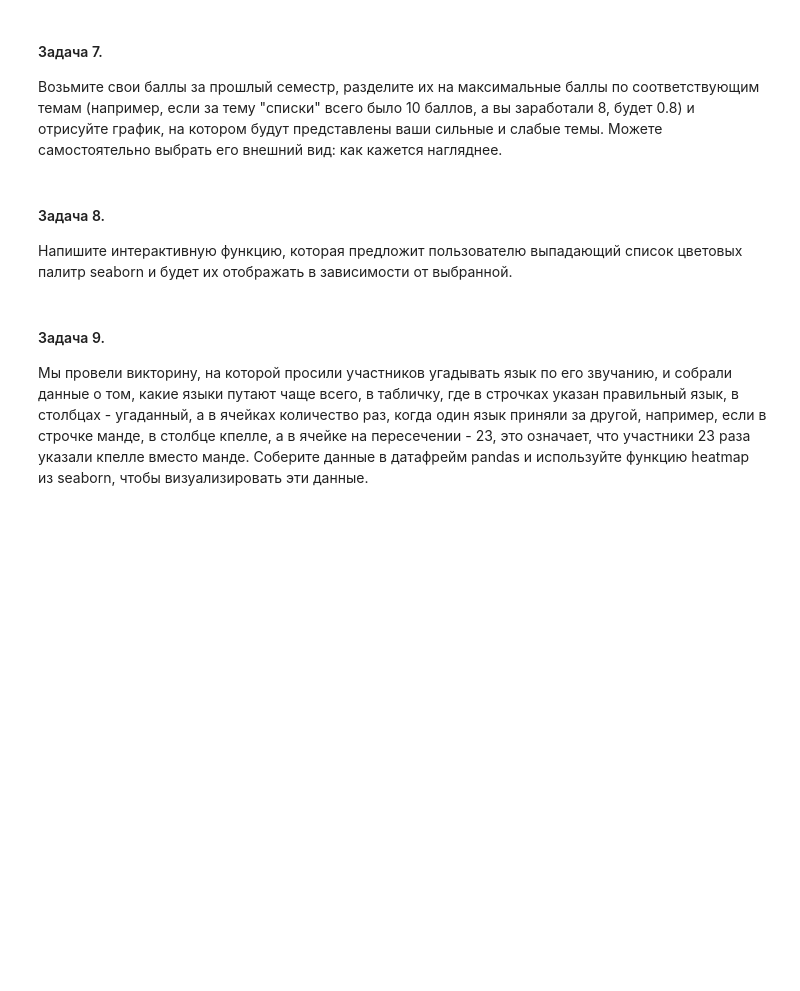
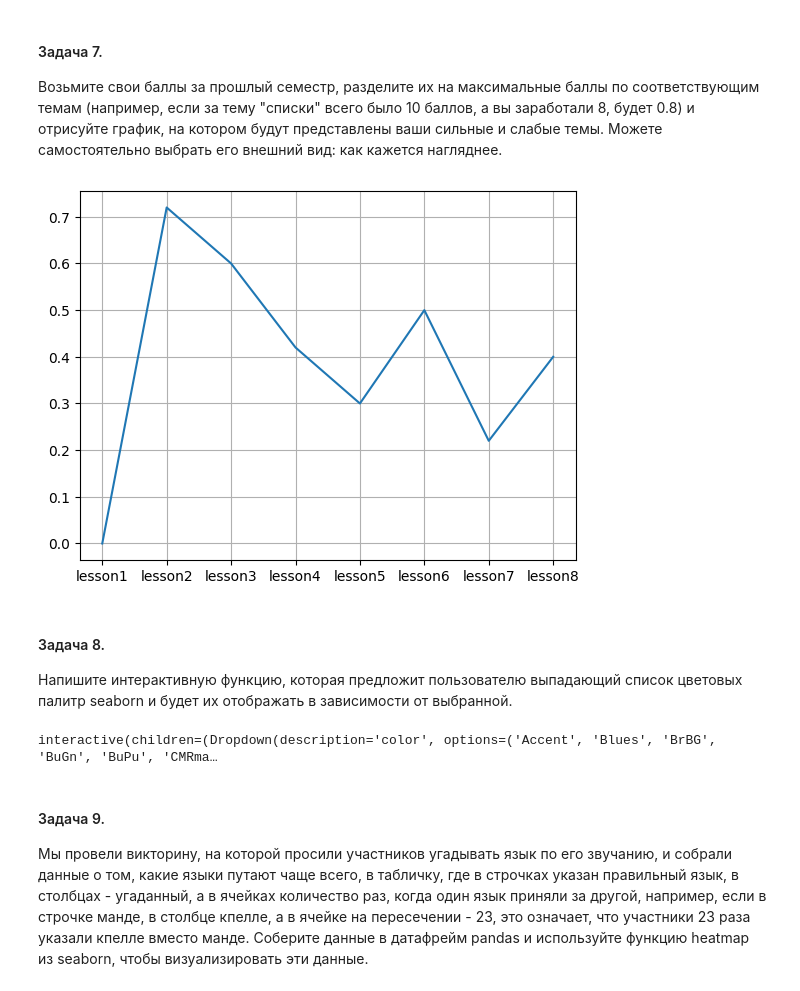
Before and after one commit to wallflower-k/bac22-26, a Jupyter notebook: term06/BASE/05-Matplotlib/sem05.ipynb, the cells around one changed output. Drawn from its saved outputs; the diff is of its cells as text; code cells hidden in the pictures; blank space fills up the shorter version.

```diff
--- a/term06/BASE/05-Matplotlib/sem05.ipynb
+++ b/term06/BASE/05-Matplotlib/sem05.ipynb
@@ -104,13 +105,33 @@ plt.show()
 
 Возьмите свои баллы за прошлый семестр, разделите их на максимальные баллы по соответствующим темам (например, если за тему "списки" всего было 10 баллов, а вы заработали 8, будет 0.8) и отрисуйте график, на котором будут представлены ваши сильные и слабые темы. Можете самостоятельно выбрать его внешний вид: как кажется нагляднее.
 # %%
-# your code here
+X = [x for x in points.values()]
+Y = [0, 11.5, 9, 5, 3, 6, 2, 4]
+lessons = [l for l in points.keys()]
+res = [round(y/x, 2) for x, y in zip(X, Y)]
+plt.plot(lessons, res)
+plt.grid(True)
+plt.show()
+# %% [output]
+[figure, added]
 # %% [markdown]
 #### Задача 8.
 
 Напишите интерактивную функцию, которая предложит пользователю выпадающий список цветовых палитр seaborn и будет их отображать в зависимости от выбранной.
 # %%
-# your code here
+from ipywidgets import interact
+import seaborn as sns
+
+def color_picker(color):
+    palette = sns.color_palette(color)
+    sns.palplot(palette)
+
+
+palettes = ['Accent', 'Blues', 'BrBG', 'BuGn', 'BuPu', 'CMRmap', 'Dark2', 'GnBu', 'Grays', 'Greens', 'Greys', 'OrRd', 'Oranges', 'PRGn', 'Paired', 'Pastel1', 'Pastel2', 'PiYG', 'PuBu', 'PuBuGn', 'PuOr', 'PuRd', 'Purples', 'RdBu', 'RdGy', 'RdPu', 'RdYlBu', 'RdYlGn', 'Reds', 'Set1', 'Set2', 'Set3', 'Spectral', 'Wistia', 'YlGn', 'YlGnBu', 'YlOrBr', 'YlOrRd', 'afmhot', 'autumn', 'berlin', 'binary', 'blend:#7F7FFF,#FF7F7F', 'bone', 'brg', 'bright', 'bwr', 'ch:s=-.2,r=.6', 'cividis', 'colorblind', 'colorblind6', 'cool', 'coolwarm', 'copper', 'crest', 'cubehelix', 'dark', 'dark6', 'dark:#5A9', 'deep', 'deep6', 'flag', 'flare', 'gist_earth', 'gist_gray', 'gist_grey', 'gist_heat', 'gist_ncar', 'gist_rainbow', 'gist_stern', 'gist_yarg', 'gist_yerg', 'gnuplot', 'gnuplot2', 'gray', 'grey', 'hls', 'hot', 'hsv', 'husl', 'icefire', 'inferno', 'jet', 'light:#5A9', 'magma', 'mako', 'managua', 'muted', 'muted6', 'nipy_spectral', 'ocean', 'pastel', 'pastel6', 'pink', 'plasma', 'prism', 'rainbow', 'rocket', 'seismic', 'spring', 'summer', 'tab10', 'tab20', 'tab20b', 'tab20c', 'terrain', 'turbo', 'twilight', 'twilight_shifted', 'vanimo', 'viridis', 'vlag', 'winter']
+interact(color_picker, color=palettes)
+plt.show()
+# %% [output]
+interactive(children=(Dropdown(description='color', options=('Accent', 'Blues', 'BrBG', 'BuGn', 'BuPu', 'CMRma…
 # %% [markdown]
 #### Задача 9.
 
```
Also changed, not shown: parts of 3 cells of this notebook, 1 other file.
